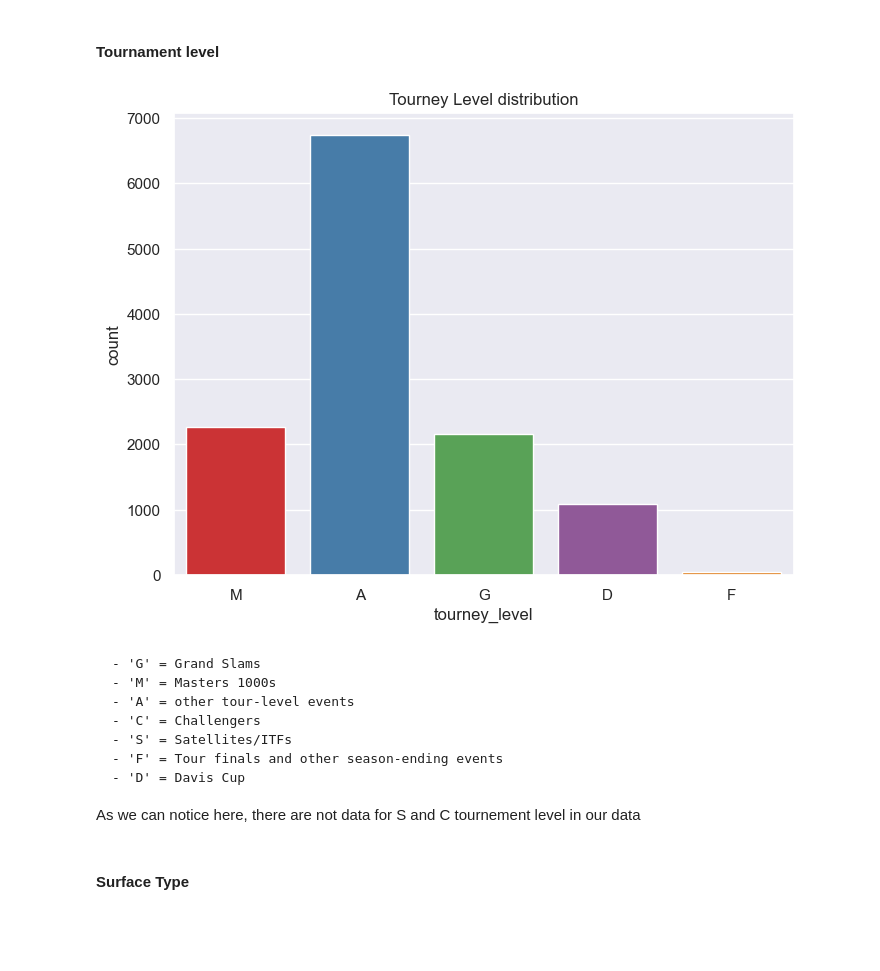
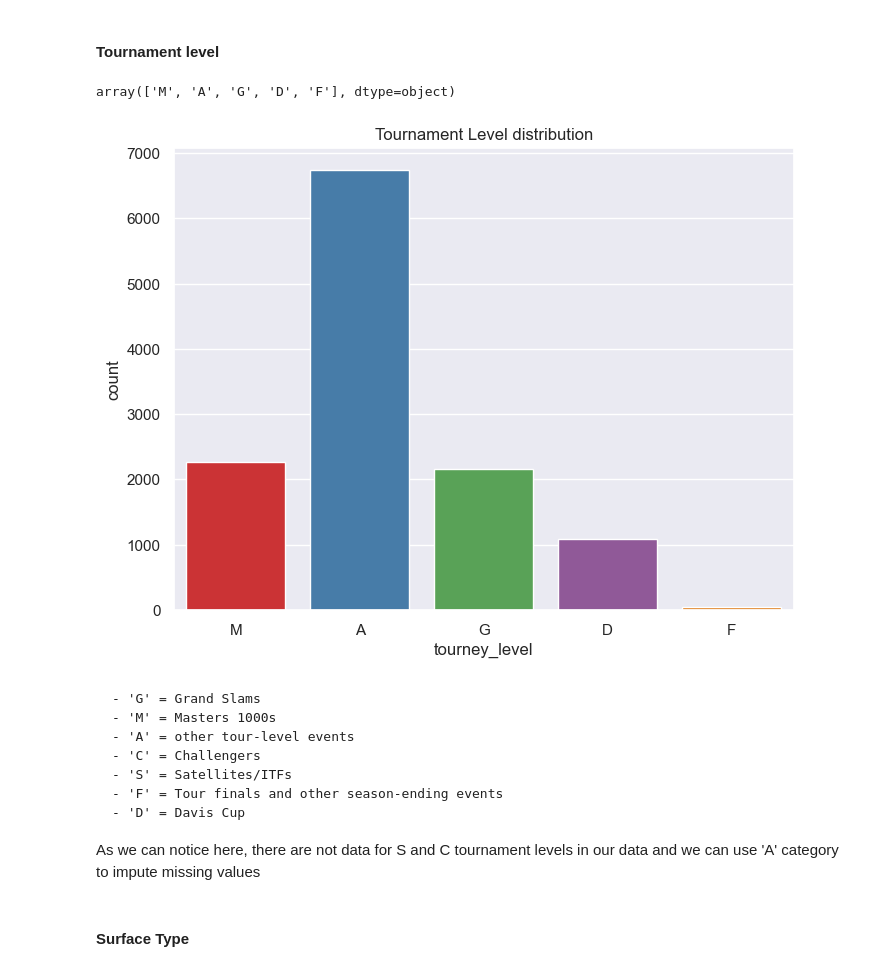
Before and after one commit to siwaar/Tennis_prediction, a Jupyter notebook: ABBES_Siwar_LBC_UseCase.ipynb, the cells around one changed output. Saved outputs shown, nothing was run; the diff lists cells and outputs as text; code cells hidden in the pictures; blank space fills up the shorter version.

```diff
--- a/ABBES_Siwar_LBC_UseCase.ipynb
+++ b/ABBES_Siwar_LBC_UseCase.ipynb
@@ -259,0 +189,8 @@ display_na(data)
+# %%
+features_to_drop = [ 'minutes', 'score', 'p1_1stIn', 'p2_1stIn', 'p1_1stWon', 'p2_1stWon', 'p1_2ndWon', 'p2_2ndWon',
+                     'p1_SvGms', 'p2_SvGms', 'p1_svpt','p2_svpt', 'p1_bpFaced', 'p2_bpFaced', 'p1_bpSaved',
+                     'p2_bpSaved','p1_ace','p2_ace','p1_df', 'p2_df']
+
+
+print(f'Features to drop: {features_to_drop}')
+data.drop(columns=features_to_drop, axis=1, inplace=True)
@@ -346,12 +273,16 @@ plt.show()
 As we can notice here, most of players use their right hand which is evident, and as we already have an extra class "U", we will use it to impute missing values
 # %% [markdown]
 #### Tournament level
+# %%
+data.tourney_level.unique()
+# %% [output]
+array(['M', 'A', 'G', 'D', 'F'], dtype=object)
 # %%
 ax = sns.countplot(x='tourney_level', data=data, palette=sns.color_palette("Set1"))
-ax.set_title("Tourney Level distribution")
+ax.set_title("Tournament Level distribution")
 plt.show()
 # %% [output]
-[figure, old version]
+[figure, new version]
 # %% [markdown]
     - 'G' = Grand Slams
     - 'M' = Masters 1000s
@@ -361,7 +292,7 @@ plt.show()
     - 'F' = Tour finals and other season-ending events
     - 'D' = Davis Cup
 
-As we can notice here, there are not data for S and C tournement level in our data
+As we can notice here, there are not data for S and C tournament levels in our data and we can use 'A' category to impute missing values
 # %% [markdown]
 #### Surface Type
 # %%
```
Also changed, not shown: parts of 84 cells of this notebook, 10 other files.
